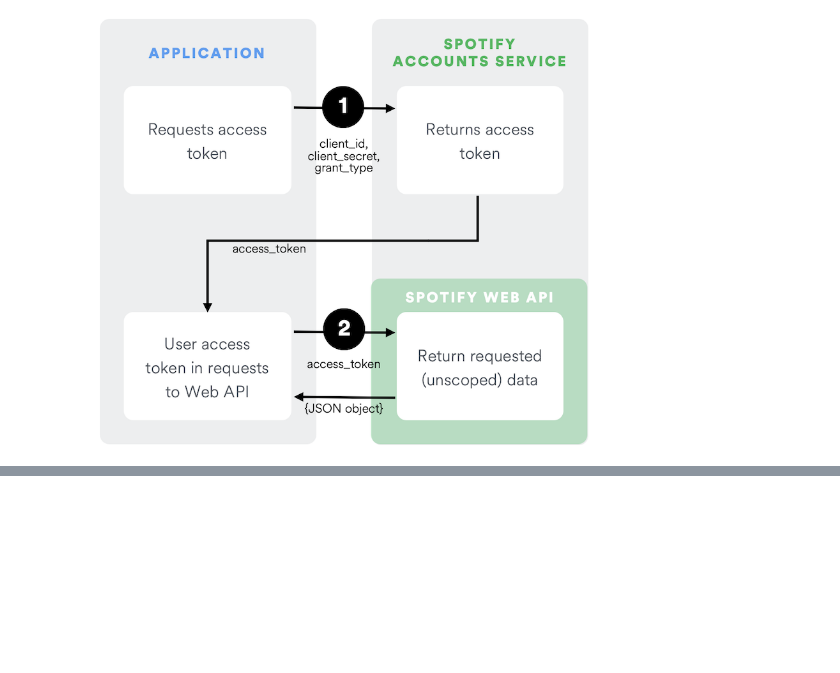
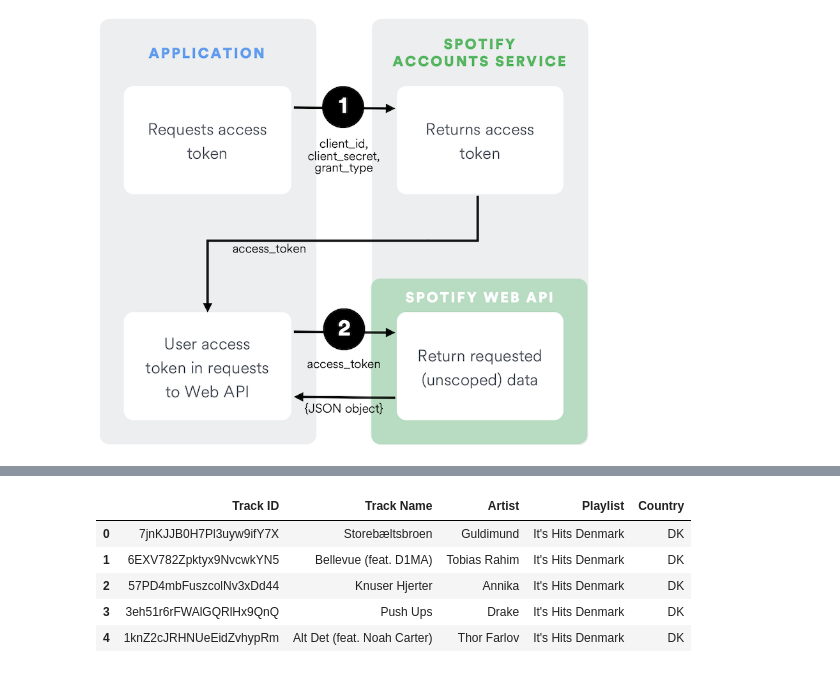
Before and after one commit to MaksiMental/Spotify-Music-Prediction, a Jupyter notebook: eda.ipynb, the cells around one changed output, grey strips where cells are left out. Saved outputs shown, nothing was run; the diff lists cells and outputs as text; code cells hidden in the pictures; blank space fills up the shorter version.

```diff
--- a/eda.ipynb
+++ b/eda.ipynb
@@ -126,0 +278,39 @@ list of genres
+# %%
+def get_region_tracks(country_code):
+    url = f"https://api.spotify.com/v1/browse/featured-playlists"
+    headers = {"Authorization": "Bearer " + token}
+    params = {"country": country_code}
+    res = requests.get(url, headers=headers, params=params)
+    region_data = res.json()
+
+    # Initialize an empty list to store the track data
+    track_data = []
+
+    # Loop over each playlist in the response
+    for playlist in region_data['playlists']['items']:
+        # Get the tracks for the playlist
+        playlist_url = playlist['href']
+        res = requests.get(playlist_url, headers=headers)
+        playlist_data = res.json()
+
+        # Loop over each track in the playlist
+        for track in playlist_data['tracks']['items']:
+            # Append the track data to the track_data list
+            track_data.append({
+                'Track ID': track['track']['id'],
+                'Track Name': track['track']['name'],
+                'Artist': track['track']['artists'][0]['name'],
+                'Playlist': playlist['name'],
+                'Country': country_code
+            })
+
+    # Create a DataFrame from the track data
+    df = pd.DataFrame(track_data)
+
+    return df
+
+# Get the tracks for the featured playlists in Denmark
+dk_tracks = get_region_tracks('DK')
+
+# Print the DataFrame
+print(dk_tracks)
@@ -126,0 +335,9 @@ list of genres
+# %%
+dk_tracks.head()
+# %% [output]
+|  | Track ID | Track Name | Artist | Playlist | Country |
+| 0 | 7jnKJJB0H7Pl3uyw9ifY7X | Storebæltsbroen | Guldimund | It's Hits Denmark | DK |
+| 1 | 6EXV782Zpktyx9NvcwkYN5 | Bellevue (feat. D1MA) | Tobias Rahim | It's Hits Denmark | DK |
+| 2 | 57PD4mbFuszcolNv3xDd44 | Knuser Hjerter | Annika | It's Hits Denmark | DK |
+| 3 | 3eh51r6rFWAlGQRlHx9QnQ | Push Ups | Drake | It's Hits Denmark | DK |
+| 4 | 1knZ2cJRHNUeEidZvhypRm | Alt Det (feat. Noah Carter) | Thor Farlov | It's Hits Denmark | DK |
```
Also changed, not shown: parts of 12 cells of this notebook, 1 other file.
